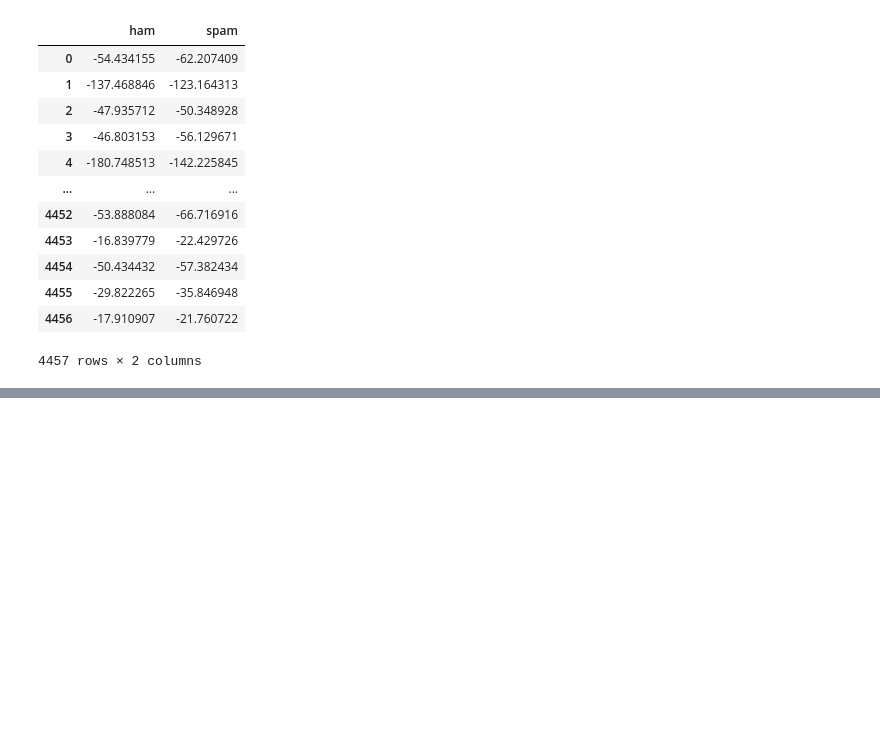
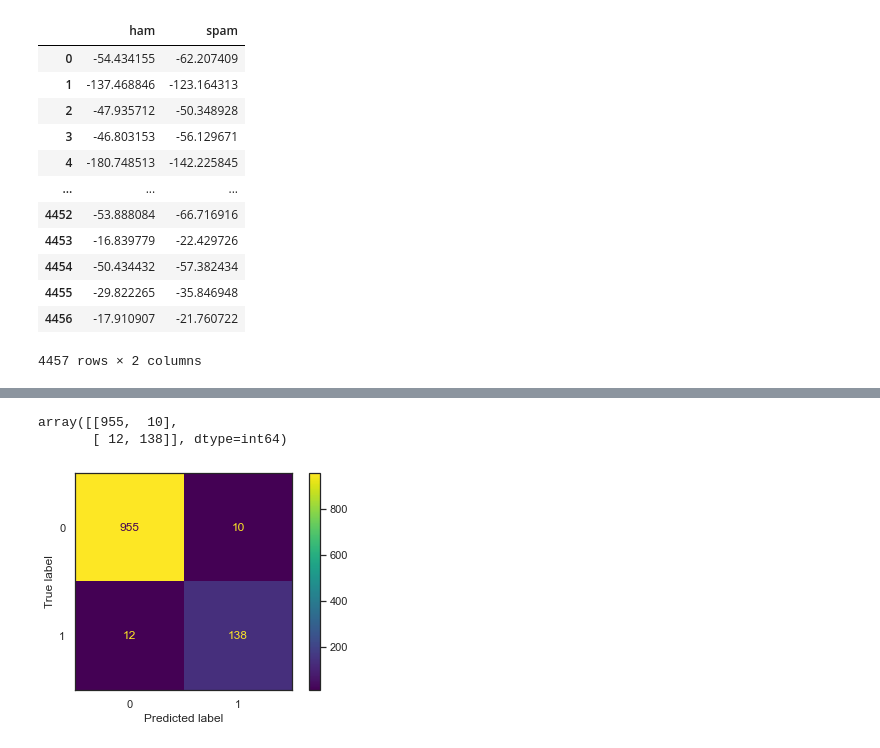
Before and after one commit to letiziarusso/FDS-Final_Project, a Jupyter notebook: Davide_Simone.ipynb, the cells around one changed output, grey strips where cells are left out. Cells and saved outputs as stored; diff of their text form; code cells hidden in the pictures; blank space fills up the shorter version.

```diff
--- a/Davide_Simone.ipynb
+++ b/Davide_Simone.ipynb
@@ -262,0 +395,14 @@ dtype: int64
+# %%
+likelihood_matrix_test = np.zeros((len(X_test), 2))
+
+for i in range(len(X_test)):
+    tmp_spam = []
+    tmp_ham = []
+    sms = X_test[i] #list of sms in X_TEST
+    for index in range(len(sms)): #for each word in sms
+        if sms[index] != 0:
+                weight_ham, weight_spam = likelihood_matrix_words.iloc[:, index]
+                tmp_spam.append(math.log(weight_spam)**sms[index])
+                tmp_ham.append(math.log(weight_ham)**sms[index])
+    likelihood_matrix_test[i][0] = float(np.sum(tmp_ham))
+    likelihood_matrix_test[i][1] = float(np.sum(tmp_spam))
@@ -262,0 +411,10 @@ dtype: int64
+# %%
+# Add the log of the prior probabilities
+likelihood_final_test = np.zeros((len(X_test), 2))
+
+for i in range(len(X_test)):
+    for j in range(2):
+        likelihood_final_test[i][j] = likelihood_matrix_test[i][j] + math.log(P[j])
+
+likelihood_final_test = pd.DataFrame(likelihood_final_test, columns = ["ham", "spam"])
+likelihood_final_test
@@ -262,0 +452,9 @@ dtype: int64
+# %%
+# Take the max value between the two log-likelihoods to predict the label
+res_test = likelihood_final_test.idxmax(axis = 1)
+
+# Replace 'ham' with 0 and 'spam' with 1
+res_test = res_test.replace("ham", 0)
+res_test = res_test.replace("spam", 1)
+
+res_test
@@ -262,0 +474,13 @@ dtype: int64
+# %%
+cm = confusion_matrix(y_test, res_test)
+cm
+# %% [output]
+array([[955,  10],
+       [ 12, 138]], dtype=int64)
+# %%
+sns.set_theme(style="white")
+disp = ConfusionMatrixDisplay(cm)
+disp.plot()
+plt.show()
+# %% [output]
+[figure, added]
```
Also changed, not shown: parts of 64 cells of this notebook, 9 other files.
